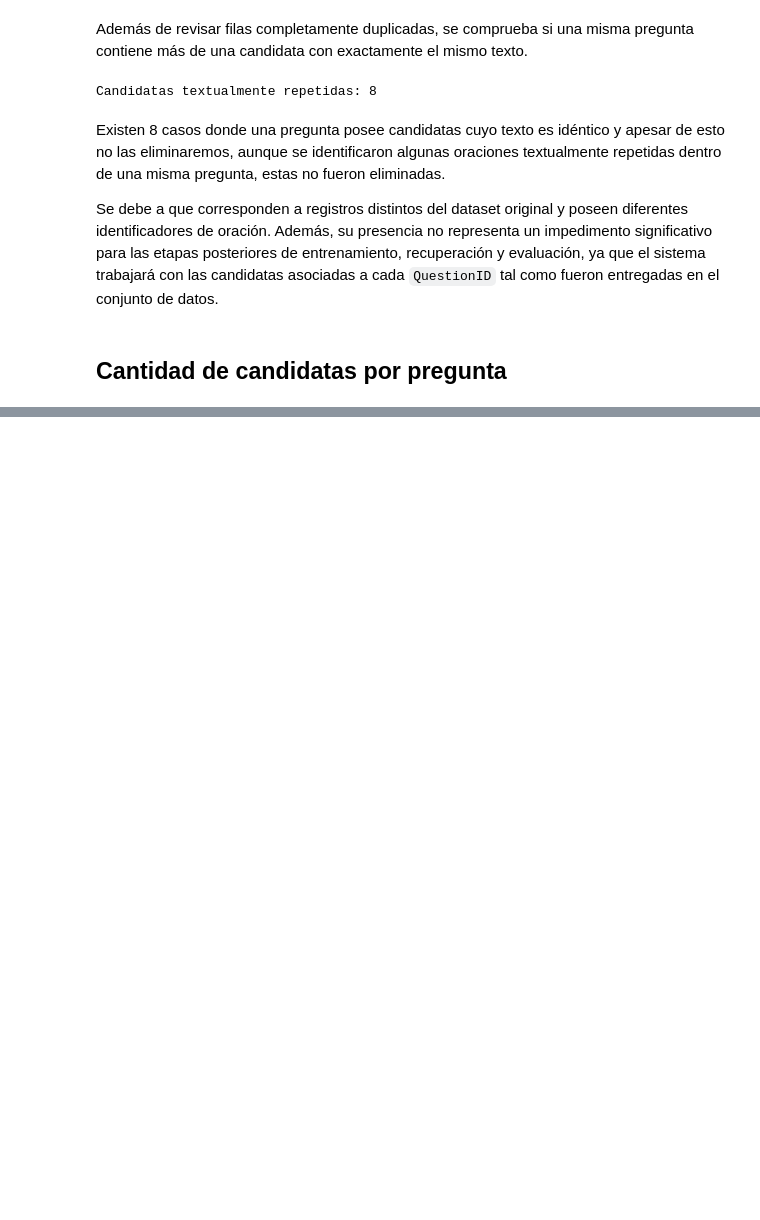
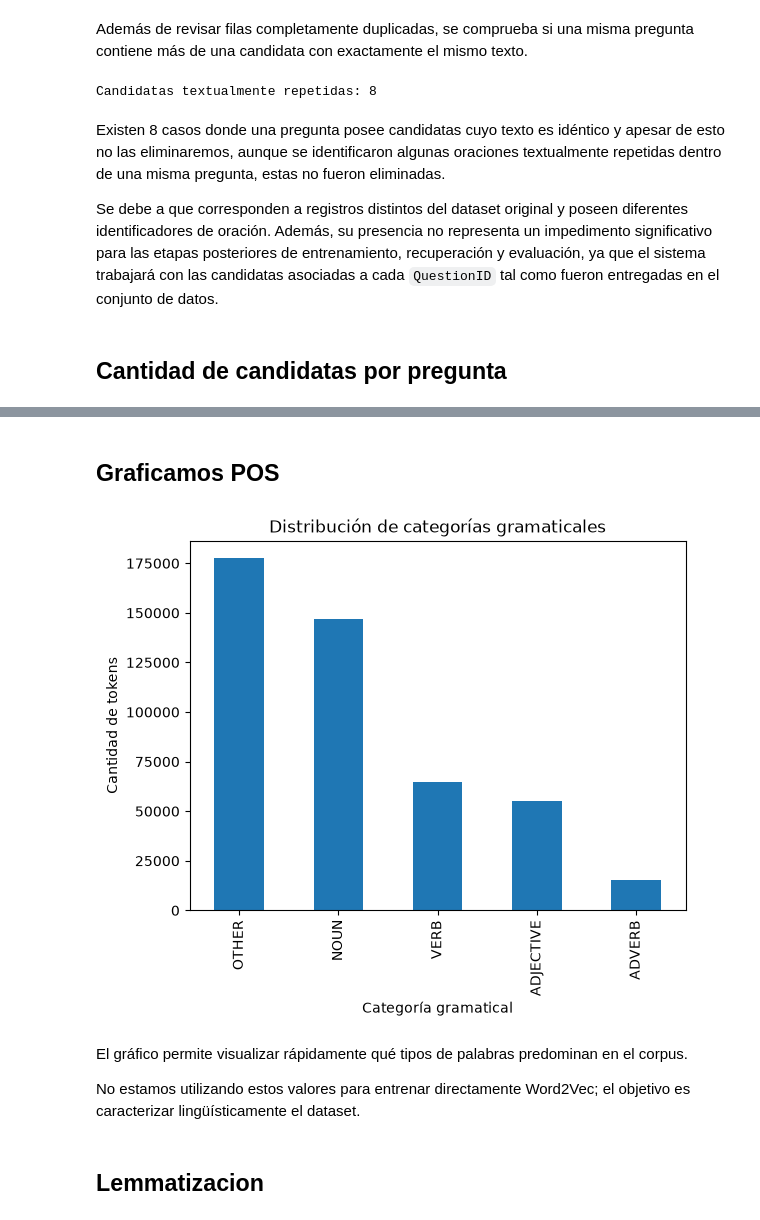
Before and after one commit to MatiasLeivaD/Tarea-3-Inteligencia-Artificial, a Jupyter notebook: Tarea_3.ipynb, the cells around one changed output, grey strips where cells are left out. Cells and saved outputs as stored; diff of their text form; code cells hidden in the pictures; blank space fills up the shorter version.

```diff
--- a/Tarea_3.ipynb
+++ b/Tarea_3.ipynb
@@ -136,0 +648,8 @@ Se debe a que corresponden a registros distintos del dataset original y poseen d
+# %%
+simplified_pos = Counter()
+
+for tag, count in pos_counter.items():
+
+    simplified_pos[
+        simplify_pos(tag)
+    ] += count
@@ -136,0 +658,15 @@ Se debe a que corresponden a registros distintos del dataset original y poseen d
+# %%
+pos_df = pd.DataFrame(
+    simplified_pos.items(),
+    columns=[
+        "POS",
+        "Frecuencia"
+    ]
+)
+
+pos_df = pos_df.sort_values(
+    "Frecuencia",
+    ascending=False
+)
+
+display(pos_df)
@@ -136,0 +684,25 @@ Se debe a que corresponden a registros distintos del dataset original y poseen d
+# %% [markdown]
+## Graficamos POS
+# %%
+pos_df.plot(
+    x="POS",
+    y="Frecuencia",
+    kind="bar",
+    legend=False
+)
+
+plt.xlabel("Categoría gramatical")
+plt.ylabel("Cantidad de tokens")
+plt.title(
+    "Distribución de categorías gramaticales"
+)
+
+plt.show()
+# %% [output]
+[figure, added]
+# %% [markdown]
+El gráfico permite visualizar rápidamente qué tipos de palabras predominan en el corpus.
+
+No estamos utilizando estos valores para entrenar directamente Word2Vec; el objetivo es caracterizar lingüísticamente el dataset.
+# %% [markdown]
+## Lemmatizacion
```
Also changed, not shown: parts of 203 cells of this notebook.
